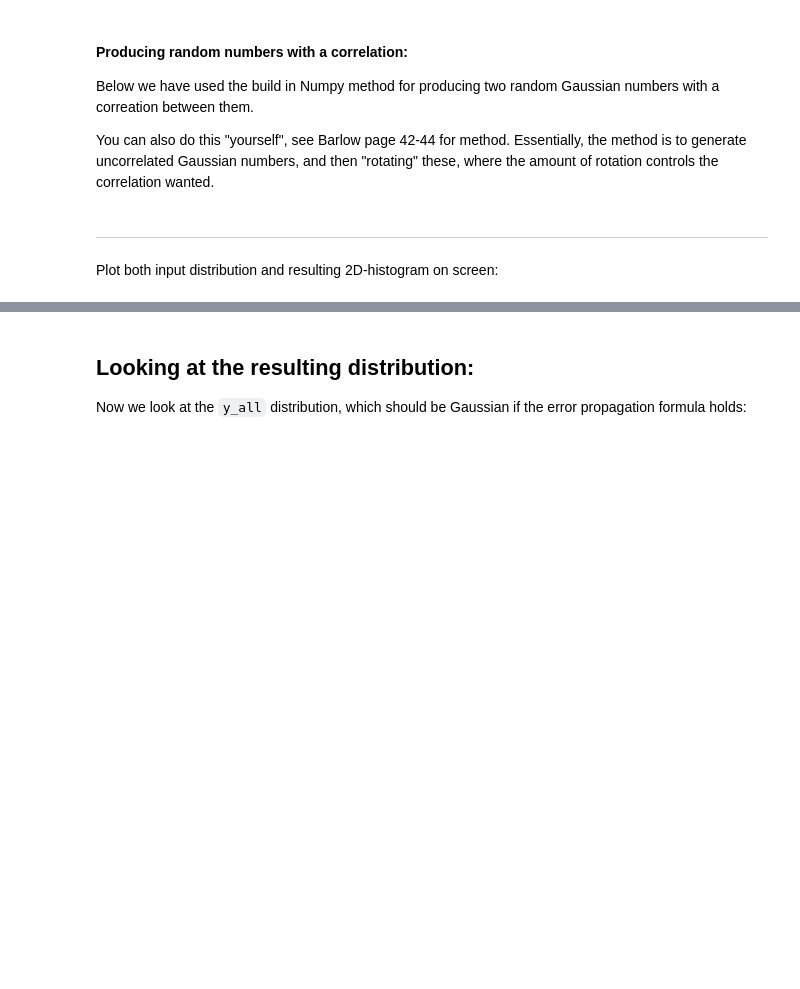
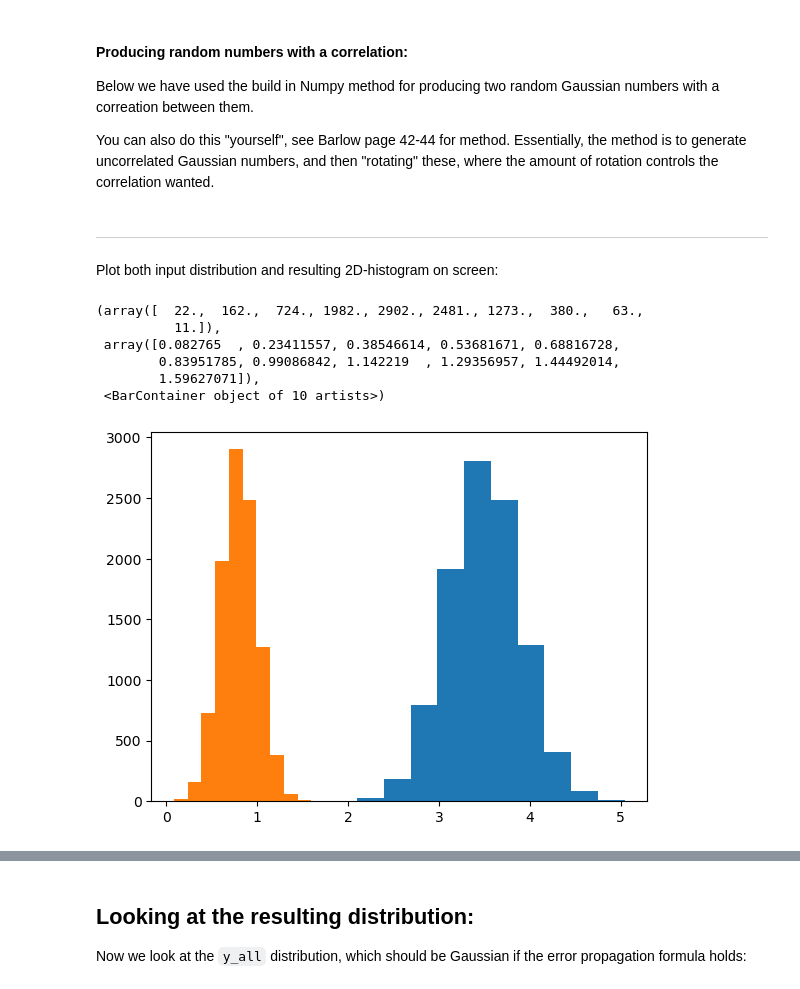
Before and after one commit to JuFo96/AppStat2023, a Jupyter notebook: Week1/ErrorPropagation/ErrorPropagation_updated.ipynb, the cells around one changed output, grey strips where cells are left out. Cells and saved outputs as stored; diff of their text form; code cells hidden in the pictures; blank space fills up the shorter version.

```diff
--- a/Week1/ErrorPropagation/ErrorPropagation_updated.ipynb
+++ b/Week1/ErrorPropagation/ErrorPropagation_updated.ipynb
@@ -137,6 +191,17 @@ y_all = x12_all[:,0] - 2*x12_all[:,1]         # Silly formula - you have to put
 # %% [markdown]
 ***
 Plot both input distribution and resulting 2D-histogram on screen:
+# %%
+plt.hist(x12_all[:, 0])
+plt.hist(x12_all[:, 1])
+# %% [output]
+(array([  22.,  162.,  724., 1982., 2902., 2481., 1273.,  380.,   63.,
+          11.]),
+ array([0.082765  , 0.23411557, 0.38546614, 0.53681671, 0.68816728,
+        0.83951785, 0.99086842, 1.142219  , 1.29356957, 1.44492014,
+        1.59627071]),
+ <BarContainer object of 10 artists>)
+[figure, added]
 # %%
 fig, ax = plt.subplots(figsize=(14, 8))
 counts, xedges, yedges, im = ax.hist2d(x12_all[:,0], x12_all[:,1], bins=[120, 80], range=[[0.0, 6.0], [-1.0, 3.0]], cmin=1)
```
Also changed, not shown: parts of 10 cells of this notebook, 2 other files.
